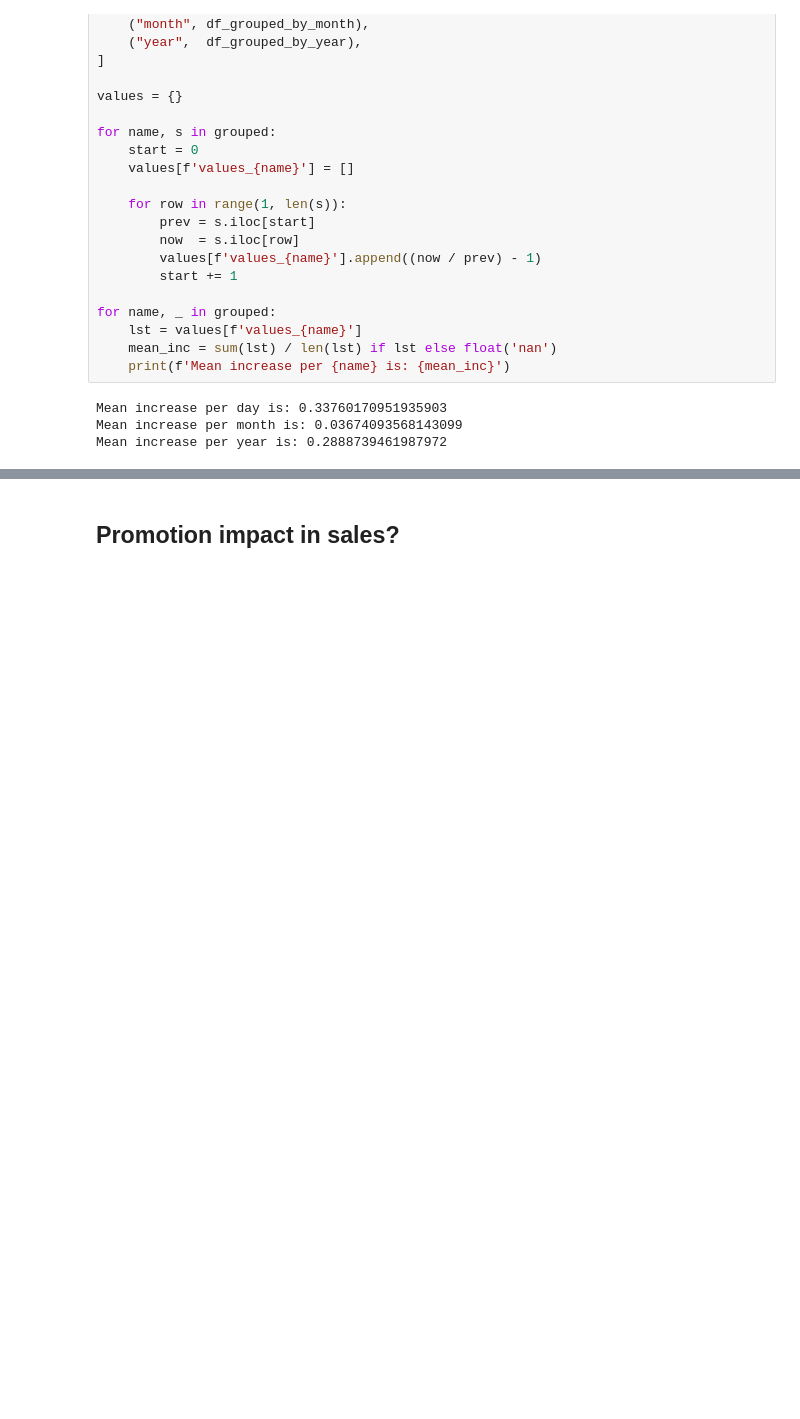
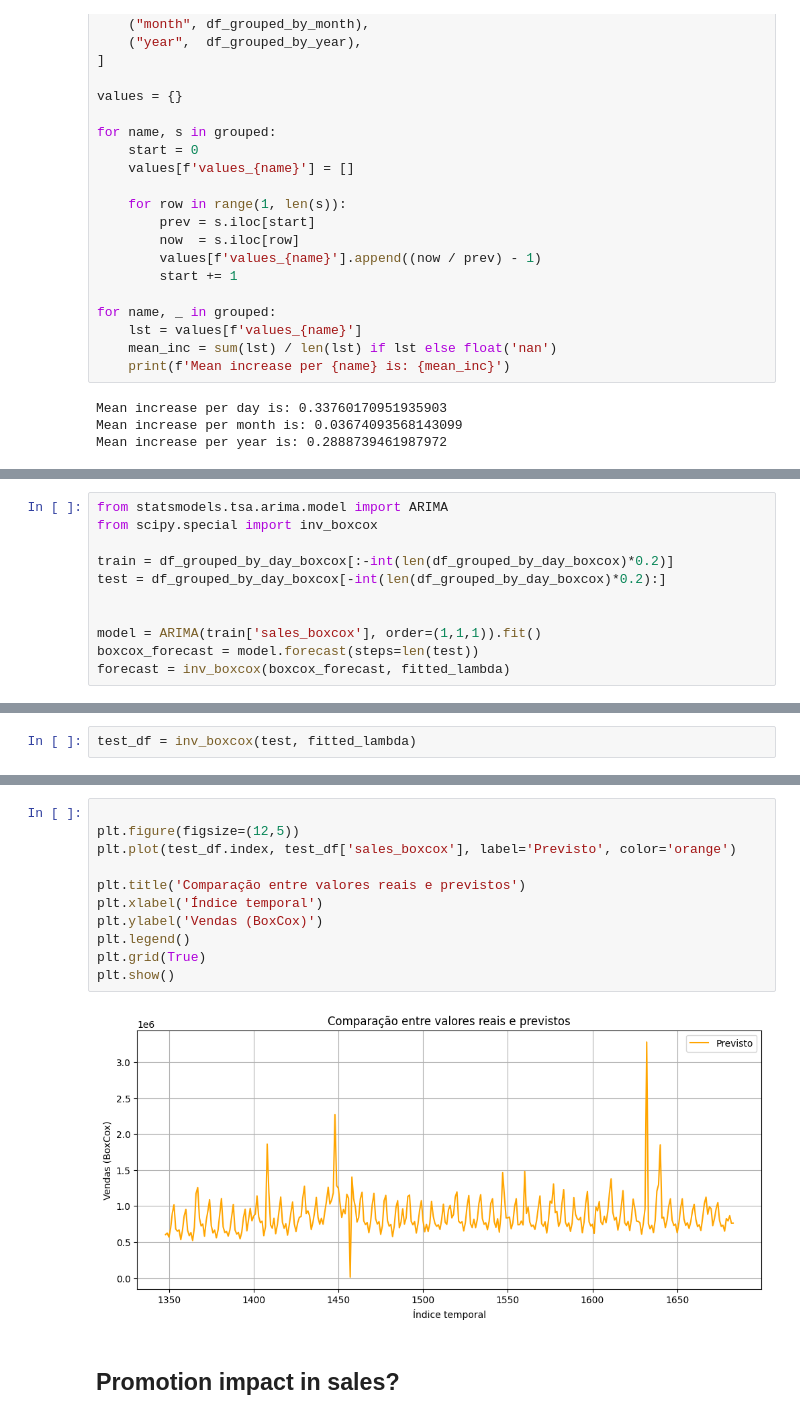
Before and after one commit to thvieira1/Store-Sales---Time-Series-Forecasting---Kaggle-Competition, a Jupyter notebook: exploration.ipynb, the cells around one changed output, grey strips where cells are left out. Saved outputs shown, nothing was run; the diff lists cells and outputs as text; blank space fills up the shorter version.

```diff
--- a/exploration.ipynb
+++ b/exploration.ipynb
@@ -239,0 +274,11 @@ Mean increase per year is: 0.2888739461987972
+# %%
+from statsmodels.tsa.arima.model import ARIMA
+from scipy.special import inv_boxcox
+
+train = df_grouped_by_day_boxcox[:-int(len(df_grouped_by_day_boxcox)*0.2)]
+test = df_grouped_by_day_boxcox[-int(len(df_grouped_by_day_boxcox)*0.2):]
+
+
+model = ARIMA(train['sales_boxcox'], order=(1,1,1)).fit()
+boxcox_forecast = model.forecast(steps=len(test))
+forecast = inv_boxcox(boxcox_forecast, fitted_lambda)
@@ -239,0 +299,2 @@ Mean increase per year is: 0.2888739461987972
+# %%
+test_df = inv_boxcox(test, fitted_lambda)
@@ -240,3 +332,16 @@ Mean increase per year is: 0.2888739461987972
+# %%
+
+plt.figure(figsize=(12,5))
+plt.plot(test_df.index, test_df['sales_boxcox'], label='Previsto', color='orange')
+
+plt.title('Comparação entre valores reais e previstos')
+plt.xlabel('Índice temporal')
+plt.ylabel('Vendas (BoxCox)')
+plt.legend()
+plt.grid(True)
+plt.show()
+# %% [output]
+[figure, added]
 # %% [markdown]
 ## Promotion impact in sales?
 # %%
```
Also changed, not shown: parts of 9 cells of this notebook, 2 other files.
